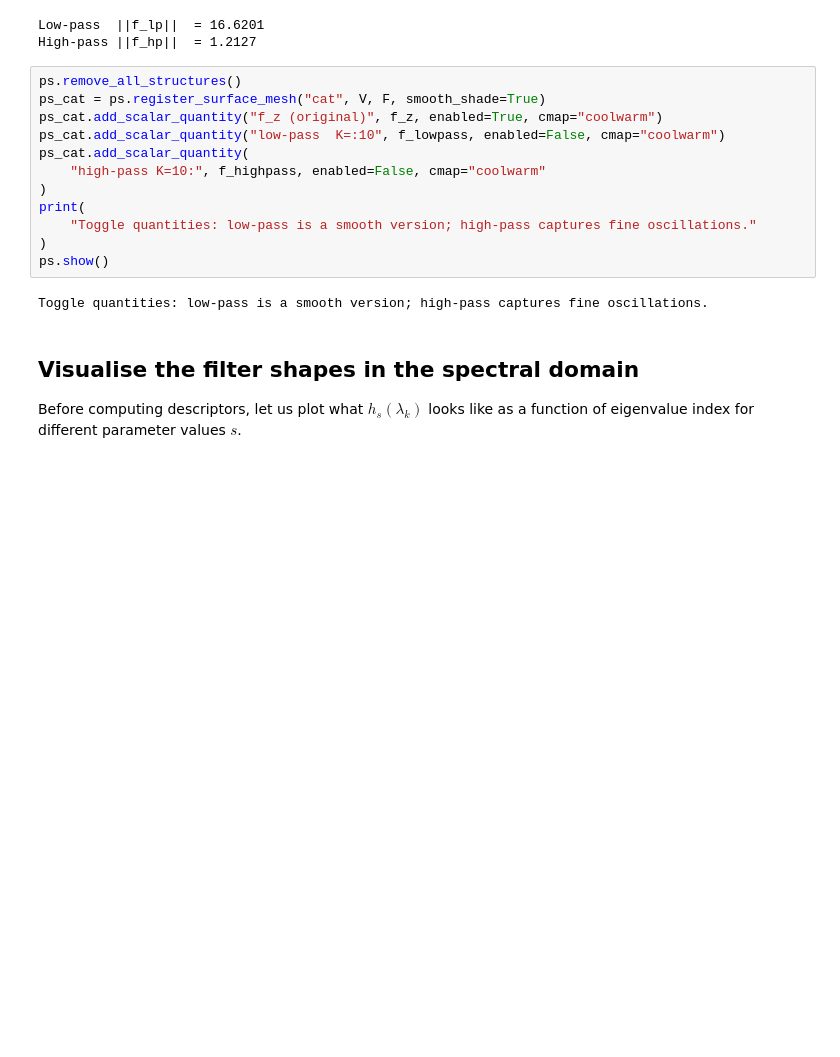
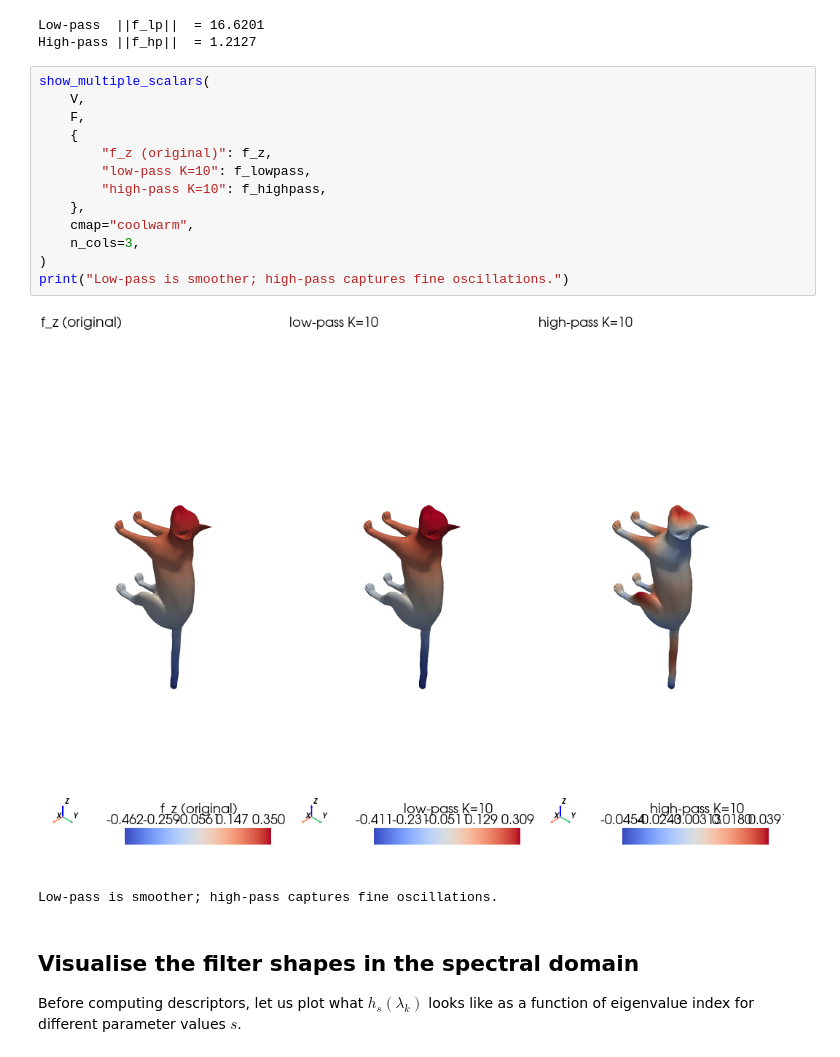
Before and after one commit to gviga/geomfum, a Jupyter notebook: notebooks/concepts/05_spectral_filtering.ipynb, the cells around one changed output. Saved outputs shown, nothing was run; the diff lists cells and outputs as text; blank space fills up the shorter version.

```diff
--- a/notebooks/concepts/05_spectral_filtering.ipynb
+++ b/notebooks/concepts/05_spectral_filtering.ipynb
@@ -132,19 +132,21 @@ print(f"High-pass ||f_hp||  = {np.linalg.norm(f_highpass):.4f}")
 Low-pass  ||f_lp||  = 16.6201
 High-pass ||f_hp||  = 1.2127
 # %%
-ps.remove_all_structures()
-ps_cat = ps.register_surface_mesh("cat", V, F, smooth_shade=True)
-ps_cat.add_scalar_quantity("f_z (original)", f_z, enabled=True, cmap="coolwarm")
-ps_cat.add_scalar_quantity("low-pass  K=:10", f_lowpass, enabled=False, cmap="coolwarm")
-ps_cat.add_scalar_quantity(
-    "high-pass K=10:", f_highpass, enabled=False, cmap="coolwarm"
+show_multiple_scalars(
+    V,
+    F,
+    {
+        "f_z (original)": f_z,
+        "low-pass K=10": f_lowpass,
+        "high-pass K=10": f_highpass,
+    },
+    cmap="coolwarm",
+    n_cols=3,
 )
-print(
-    "Toggle quantities: low-pass is a smooth version; high-pass captures fine oscillations."
-)
-ps.show()
+print("Low-pass is smoother; high-pass captures fine oscillations.")
 # %% [output]
+[figure, added]
-Toggle quantities: low-pass is a smooth version; high-pass captures fine oscillations.
+Low-pass is smoother; high-pass captures fine oscillations.
 # %% [markdown]
 ## Visualise the filter shapes in the spectral domain
 
```
Also changed, not shown: parts of 3 cells of this notebook, 21 other files.
